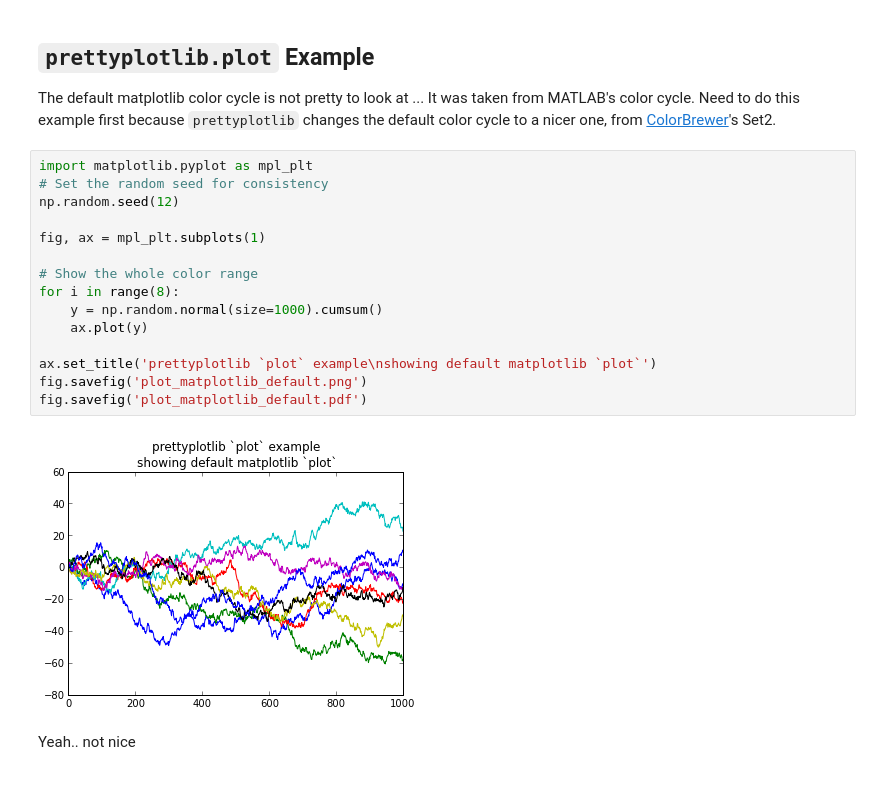
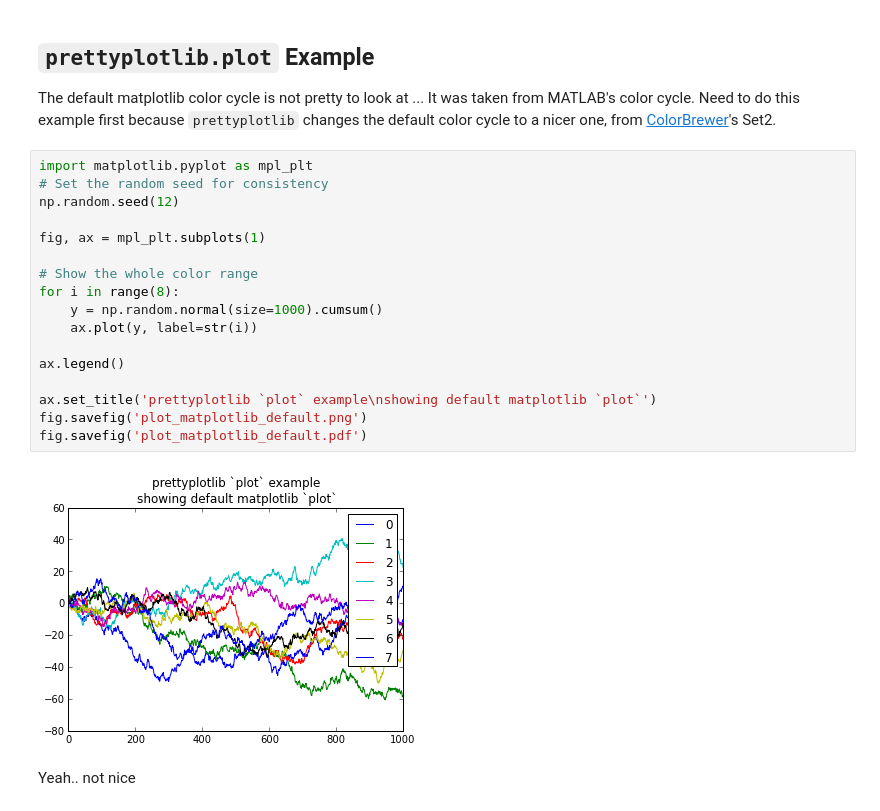
Before and after one commit to olgabot/prettyplotlib, a Jupyter notebook: examples/plot.ipynb, the cells around one changed output. Drawn from its saved outputs; the diff is of its cells as text.

Commit message:
legend update

```diff
--- a/examples/plot.ipynb
+++ b/examples/plot.ipynb
@@ -5,20 +5,22 @@ The default matplotlib color cycle is not pretty to look at ... It was taken fro
 # %%
 import matplotlib.pyplot as mpl_plt
 # Set the random seed for consistency
 np.random.seed(12)
 
 fig, ax = mpl_plt.subplots(1)
 
 # Show the whole color range
 for i in range(8):
     y = np.random.normal(size=1000).cumsum()
-    ax.plot(y)
+    ax.plot(y, label=str(i))
+
+ax.legend()
 
 ax.set_title('prettyplotlib `plot` example\nshowing default matplotlib `plot`')
 fig.savefig('plot_matplotlib_default.png')
 fig.savefig('plot_matplotlib_default.pdf')
 # %% [output]
-[figure, old version]
+[figure, new version]
 # %% [markdown]
 Yeah.. not nice
 # %%
```
Also changed, not shown: parts of 3 cells of this notebook, 9 other files.
